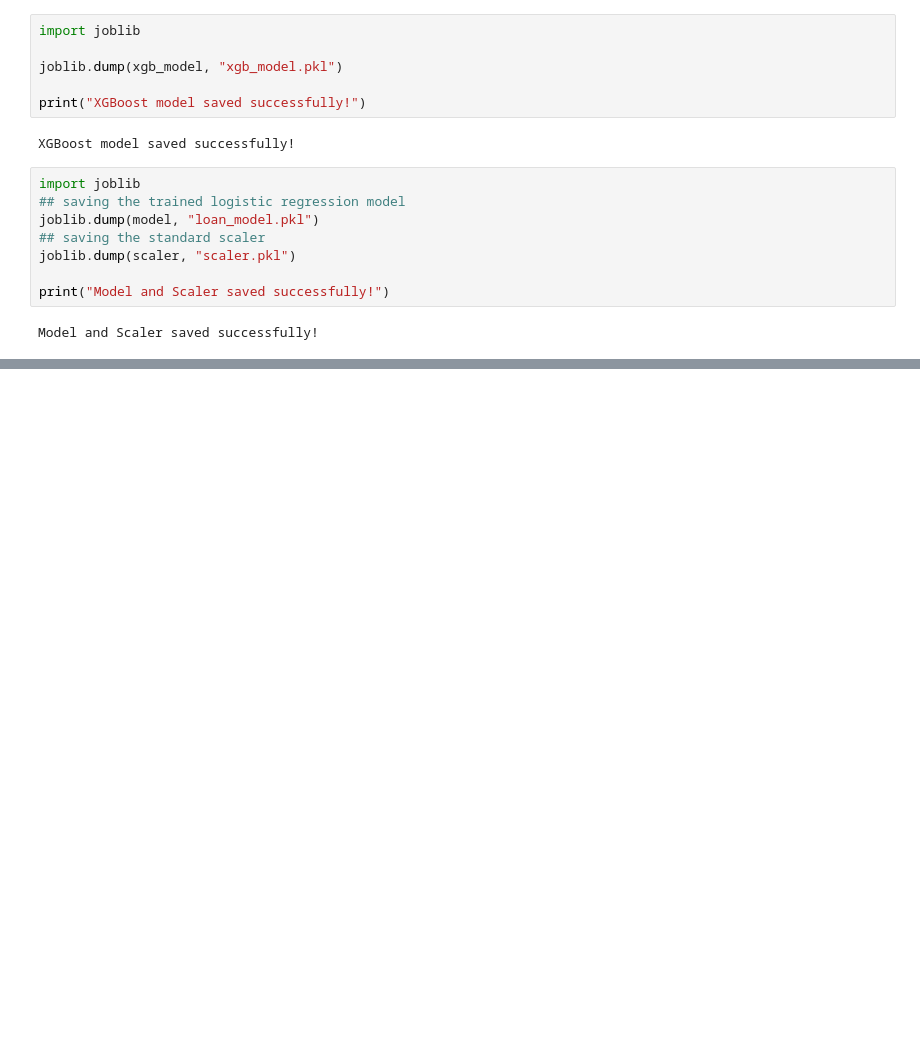
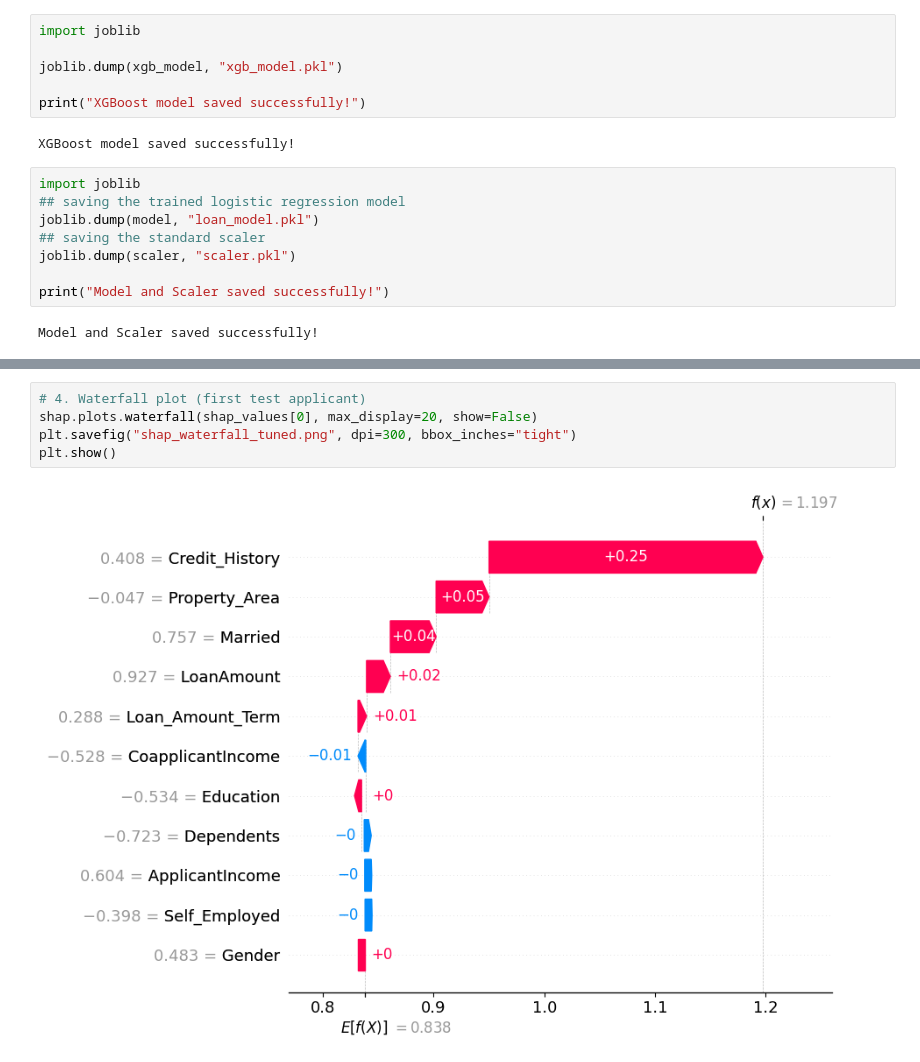
Before and after one commit to lovekaushikk52/loan-approval-prediction, a Jupyter notebook: notebook/Loan_Approval.ipynb, the cells around one changed output, grey strips where cells are left out. Drawn from its saved outputs; the diff is of its cells as text; blank space fills up the shorter version.

```diff
--- a/notebook/Loan_Approval.ipynb
+++ b/notebook/Loan_Approval.ipynb
@@ -935,0 +957,7 @@ Model and Scaler saved successfully!
+# %%
+# 4. Waterfall plot (first test applicant)
+shap.plots.waterfall(shap_values[0], max_display=20, show=False)
+plt.savefig("shap_waterfall_tuned.png", dpi=300, bbox_inches="tight")
+plt.show()
+# %% [output]
+[figure, added]
```
Also changed, not shown: parts of 4 cells of this notebook, 3 other files.
